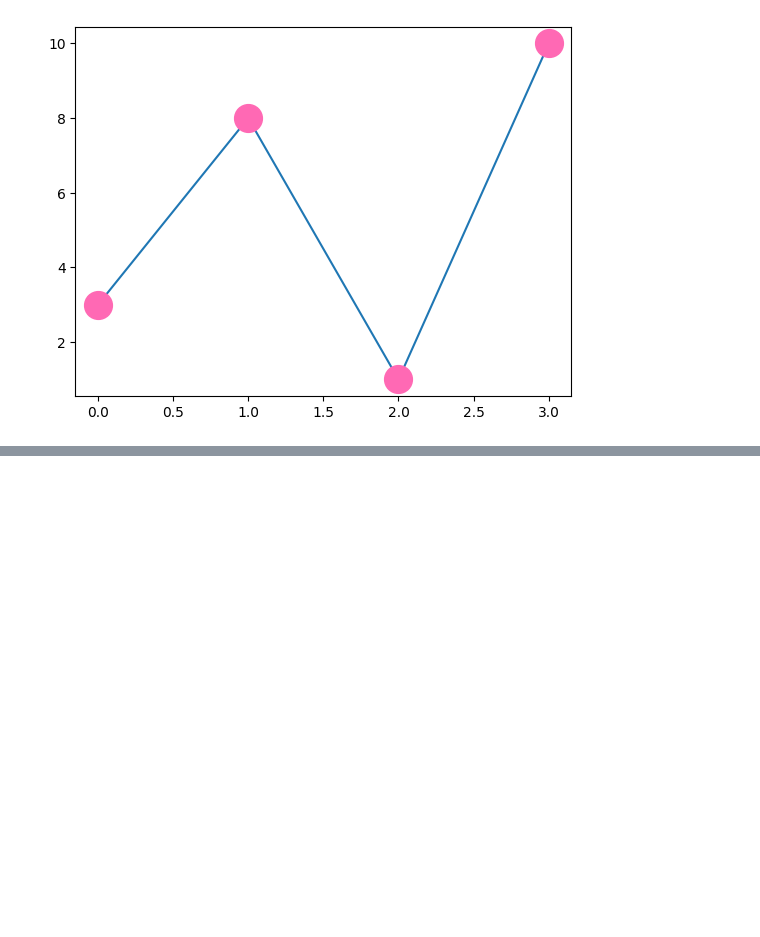
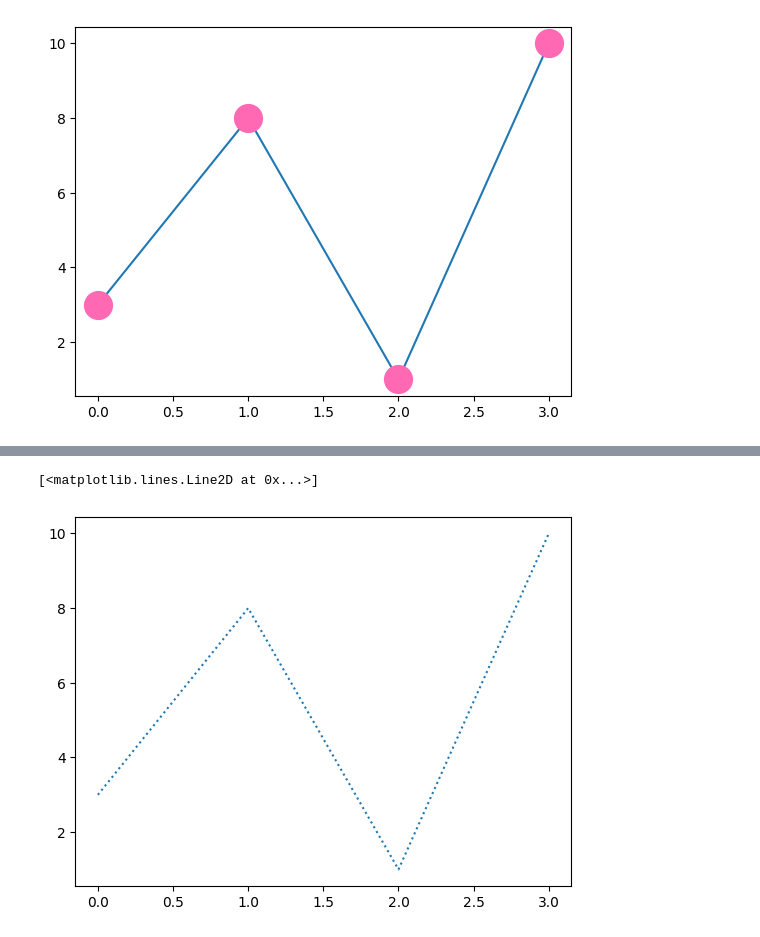
Before and after one commit to Annafi06/Matplotlib-Basics, a Jupyter notebook: Matpotlib.ipynb, the cells around one changed output, grey strips where cells are left out. Saved outputs shown, nothing was run; the diff lists cells and outputs as text; code cells hidden in the pictures; blank space fills up the shorter version.

```diff
--- a/Matpotlib.ipynb
+++ b/Matpotlib.ipynb
@@ -154,0 +173,5 @@ plt.plot(ypoints, marker = 'o', ms = 20, mec = 'hotpink', mfc = 'hotpink')
+# %%
+plt.plot(ypoints, ls = ':')
+# %% [output]
+[<matplotlib.lines.Line2D at 0x...>]
+[figure, added]
```
Also changed, not shown: parts of 9 cells of this notebook.
